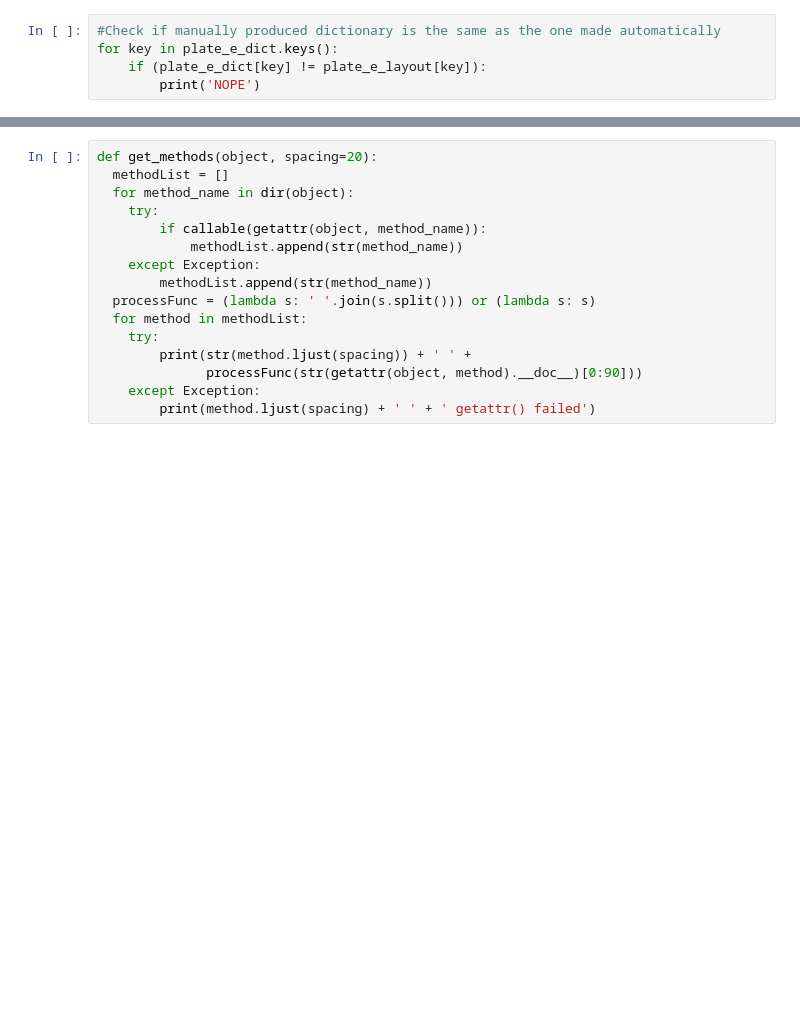
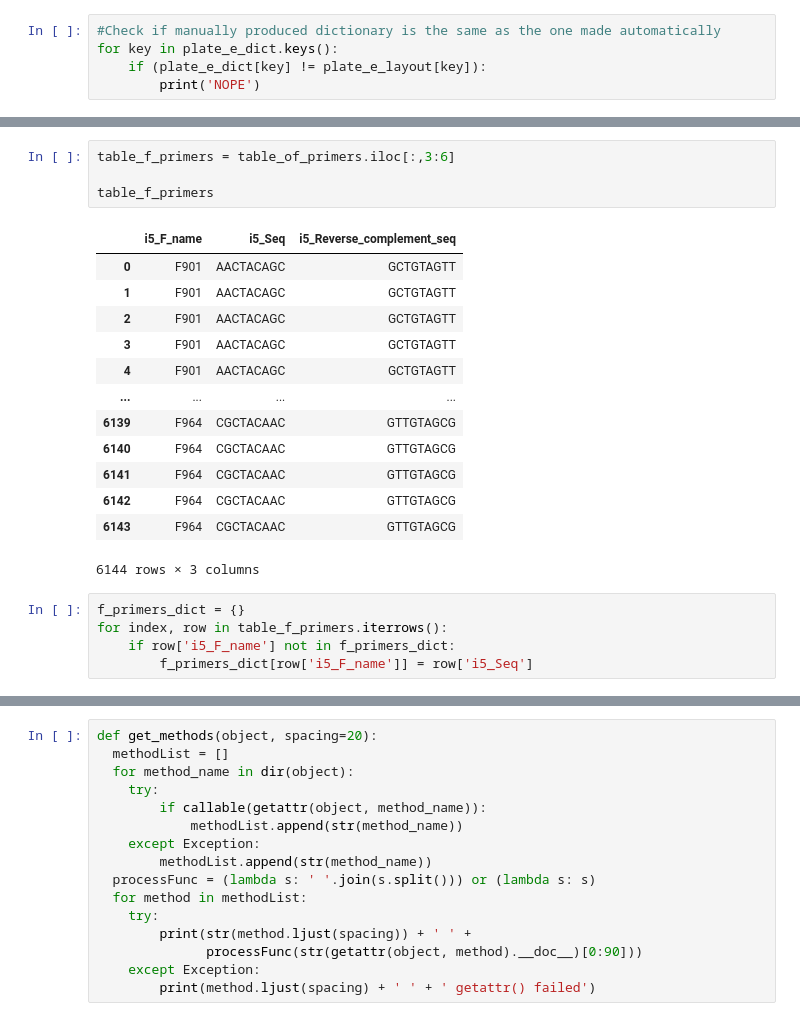
Before and after one commit to BioSpyder-Bioinformatics/notes-documentation, a Jupyter notebook: sample_sheet_code/sample_sheet_maker_v1.ipynb, the cells around one changed output, grey strips where cells are left out. Drawn from its saved outputs; the diff is of its cells as text; blank space fills up the shorter version.

```diff
--- a/sample_sheet_code/sample_sheet_maker_v1.ipynb
+++ b/sample_sheet_code/sample_sheet_maker_v1.ipynb
@@ -745,0 +787,23 @@ print(len(set(x)))
+# %%
+table_f_primers = table_of_primers.iloc[:,3:6]
+
+table_f_primers
+# %% [output]
+|  | i5_F_name | i5_Seq | i5_Reverse_complement_seq |
+| 0 | F901 | AACTACAGC | GCTGTAGTT |
+| 1 | F901 | AACTACAGC | GCTGTAGTT |
+| 2 | F901 | AACTACAGC | GCTGTAGTT |
+| 3 | F901 | AACTACAGC | GCTGTAGTT |
+| 4 | F901 | AACTACAGC | GCTGTAGTT |
+| ... | ... | ... | ... |
+| 6139 | F964 | CGCTACAAC | GTTGTAGCG |
+| 6140 | F964 | CGCTACAAC | GTTGTAGCG |
+| 6141 | F964 | CGCTACAAC | GTTGTAGCG |
+| 6142 | F964 | CGCTACAAC | GTTGTAGCG |
+| 6143 | F964 | CGCTACAAC | GTTGTAGCG |
+6144 rows × 3 columns
+# %%
+f_primers_dict = {}
+for index, row in table_f_primers.iterrows():
+    if row['i5_F_name'] not in f_primers_dict:
+        f_primers_dict[row['i5_F_name']] = row['i5_Seq']
```
Also changed, not shown: parts of 14 cells of this notebook, 2 other files.
